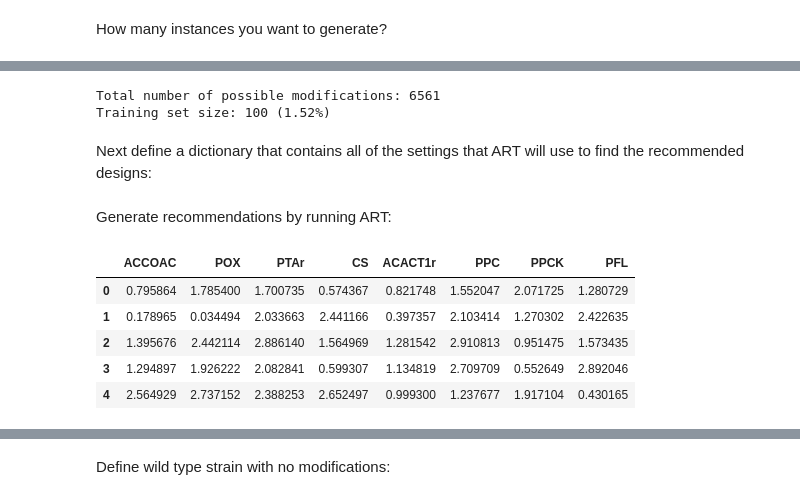
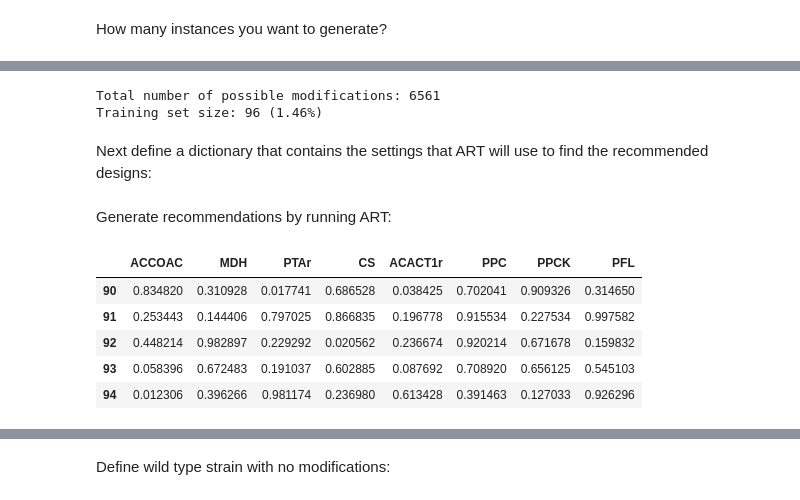
Before and after one commit to juanneilson/multiomicspaper, a Jupyter notebook: Initial_designs.ipynb, the cells around one changed output, grey strips where cells are left out. Saved outputs shown, nothing was run; the diff lists cells and outputs as text; code cells hidden in the pictures.

Commit message:
100->96 inital designs, using default interval from ART

```diff
--- a/Initial_designs.ipynb
+++ b/Initial_designs.ipynb
@@ -11,7 +11,7 @@ from art.core import *
 All genes we might consider in relation to isopentenol production:
 # %%
 genes = ['ACCOAC',
-         'POX', # zero flux, can be forced
+         'MDH',
          'PTAr',
          'CS',
          'ACACT1r',
@@ -19,7 +19,7 @@ genes = ['ACCOAC',
          'PPCK', # zero flux
          'PFL', # zero flux, can be forced
          'PYK', # zero flux
-         'MDH']
+         'POX'] # zero flux
 # %% [markdown]
 Types of genetic modifications:
 - knockout (KO)
@@ -58,15 +56,14 @@ trainingset = n_instances/tot_number_mod*100
 print(f'Training set size: {n_instances} ({trainingset:.2f}%)')
 # %% [output]
 Total number of possible modifications: 6561
-Training set size: 100 (1.52%)
+Training set size: 96 (1.46%)
 # %% [markdown]
-Next define a dictionary that contains all of the settings that ART will use to find the recommended designs:
+Next define a dictionary that contains the settings that ART will use to find the recommended designs:
 # %%
 art_params = {}
 art_params['input_var'] = genes[:n_genes]
 art_params['num_recommendations'] = n_instances - 1
 art_params['initial_cycle'] = True
-art_params['bounds_file'] = bounds_filename
 art_params['seed'] = 10
 art_params['output_directory'] = './art_files'
 # %% [markdown]
@@ -74,11 +71,11 @@ Generate recommendations by running ART:
 # %%
 art = RecommendationEngine(**art_params)
 df = art.recommendations.copy()
-df.head()
+df.tail()
 # %% [output]
-|  | ACCOAC | POX | PTAr | CS | ACACT1r | PPC | PPCK | PFL |
-| 0 | 0.795864 | 1.785400 | 1.700735 | 0.574367 | 0.821748 | 1.552047 | 2.071725 | 1.280729 |
-| 1 | 0.178965 | 0.034494 | 2.033663 | 2.441166 | 0.397357 | 2.103414 | 1.270302 | 2.422635 |
-| 2 | 1.395676 | 2.442114 | 2.886140 | 1.564969 | 1.281542 | 2.910813 | 0.951475 | 1.573435 |
-| 3 | 1.294897 | 1.926222 | 2.082841 | 0.599307 | 1.134819 | 2.709709 | 0.552649 | 2.892046 |
-| 4 | 2.564929 | 2.737152 | 2.388253 | 2.652497 | 0.999300 | 1.237677 | 1.917104 | 0.430165 |
+|  | ACCOAC | MDH | PTAr | CS | ACACT1r | PPC | PPCK | PFL |
+| 90 | 0.834820 | 0.310928 | 0.017741 | 0.686528 | 0.038425 | 0.702041 | 0.909326 | 0.314650 |
+| 91 | 0.253443 | 0.144406 | 0.797025 | 0.866835 | 0.196778 | 0.915534 | 0.227534 | 0.997582 |
+| 92 | 0.448214 | 0.982897 | 0.229292 | 0.020562 | 0.236674 | 0.920214 | 0.671678 | 0.159832 |
+| 93 | 0.058396 | 0.672483 | 0.191037 | 0.602885 | 0.087692 | 0.708920 | 0.656125 | 0.545103 |
+| 94 | 0.012306 | 0.396266 | 0.981174 | 0.236980 | 0.613428 | 0.391463 | 0.127033 | 0.926296 |
```
Also changed, not shown: parts of 14 cells of this notebook, 5 other files.
